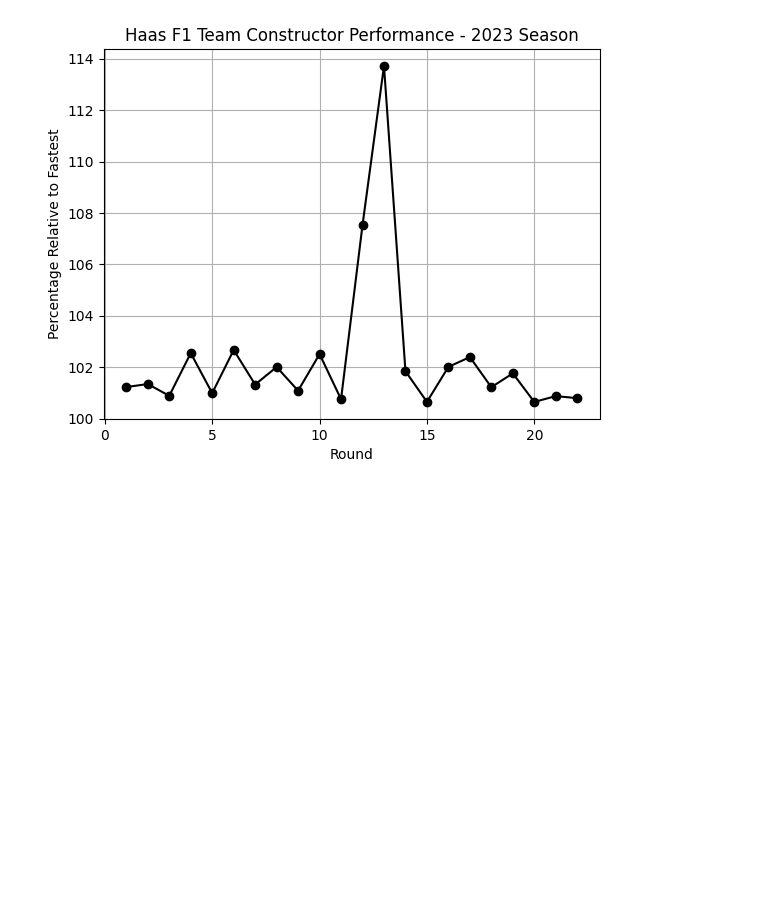
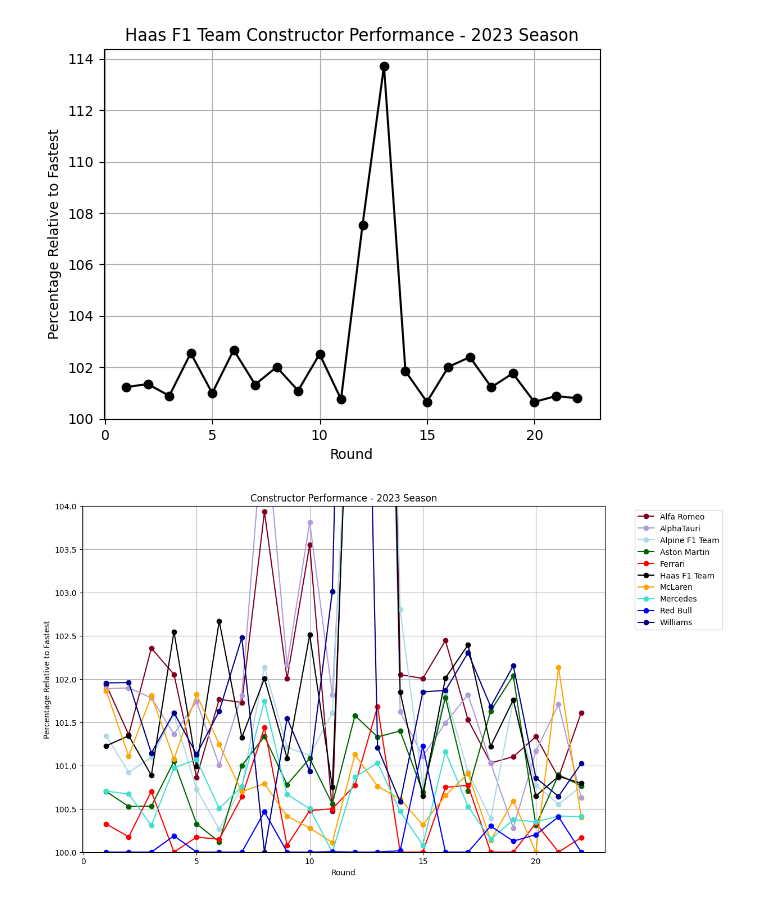
Before and after one commit to GoranBogetic/Podatkovna-rad, a Jupyter notebook: rad.ipynb, the cells around one changed output. Drawn from its saved outputs; the diff is of its cells as text; code cells hidden in the pictures; blank space fills up the shorter version.

```diff
--- a/rad.ipynb
+++ b/rad.ipynb
@@ -1019,3 +884,59 @@ plt.grid(True)
 plt.show()
 # %% [output]
 [figure]
+# %%
+import pandas as pd
+import matplotlib.pyplot as plt
+
+df = pd.read_csv('qualifying_data_all_seasons.csv')
+
+season_2023_df = df[df['Season'] == 2023].copy()
+
+season_2023_df['Fastest_Qualifying_Time'] = pd.to_timedelta(season_2023_df['Fastest_Qualifying_Time']).dt.total_seconds() * 1000
+
+unique_rounds = season_2023_df['Round_No'].unique()
+
+constructor_colors = {
+    'Red Bull': 'blue',
+    'Ferrari': 'red',
+    'Mercedes': 'turquoise',
+    'McLaren': 'orange',
+    'Aston Martin': 'darkgreen',
+    'Alpine F1 Team': 'lightblue',
+    'Williams': 'darkblue',
+    'AlphaTauri': '#B19CD9',
+    'Alfa Romeo': '#800020',
+    'Haas F1 Team': 'black'
+}
+
+all_constructor_percentages = {}
+
+for round_no in unique_rounds:
+    round_df = season_2023_df[season_2023_df['Round_No'] == round_no].copy()
+
+    fastest_time = round_df['Fastest_Qualifying_Time'].min()
+    result_df = round_df.groupby('Constructor_Name')['Fastest_Qualifying_Time'].min().reset_index()
+
+    result_df['Percentage_Relative_to_Fastest'] = (result_df['Fastest_Qualifying_Time'] / fastest_time) * 100
+
+    for constructor, percentage in zip(result_df['Constructor_Name'], result_df['Percentage_Relative_to_Fastest']):
+        if constructor not in all_constructor_percentages:
+            all_constructor_percentages[constructor] = []
+        all_constructor_percentages[constructor].append(percentage)
+
+plt.figure(figsize=(12, 8))
+
+for constructor, percentages in all_constructor_percentages.items():
+    color = constructor_colors.get(constructor, 'gray')
+    plt.plot(unique_rounds, percentages, marker='o', linestyle='-', label=constructor, color=color)
+
+plt.ylim(100, 104)
+
+plt.title('Constructor Performance - 2023 Season')
+plt.xlabel('Round')
+plt.ylabel('Percentage Relative to Fastest')
+plt.legend(bbox_to_anchor=(1.05, 1), loc='upper left')  # Move legend outside the plot
+plt.grid(True)
+plt.show()
+# %% [output]
+[figure, added]
```
Also changed, not shown: parts of 13 cells of this notebook.
